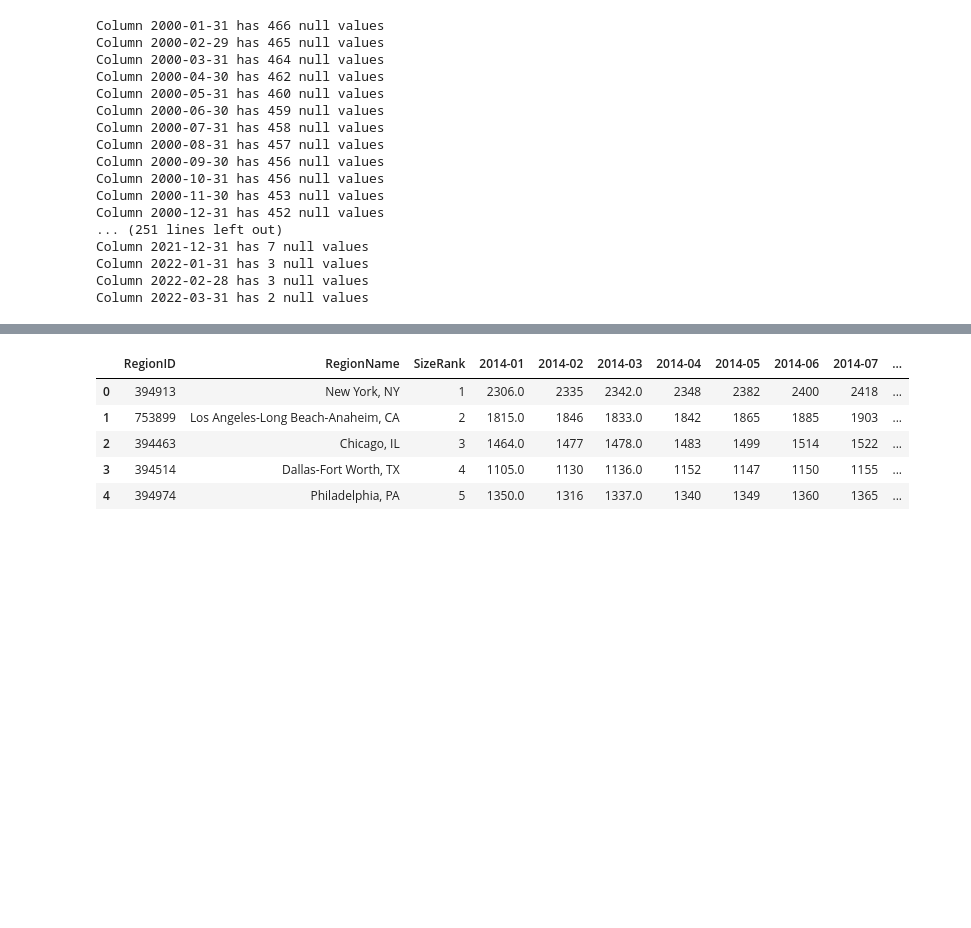
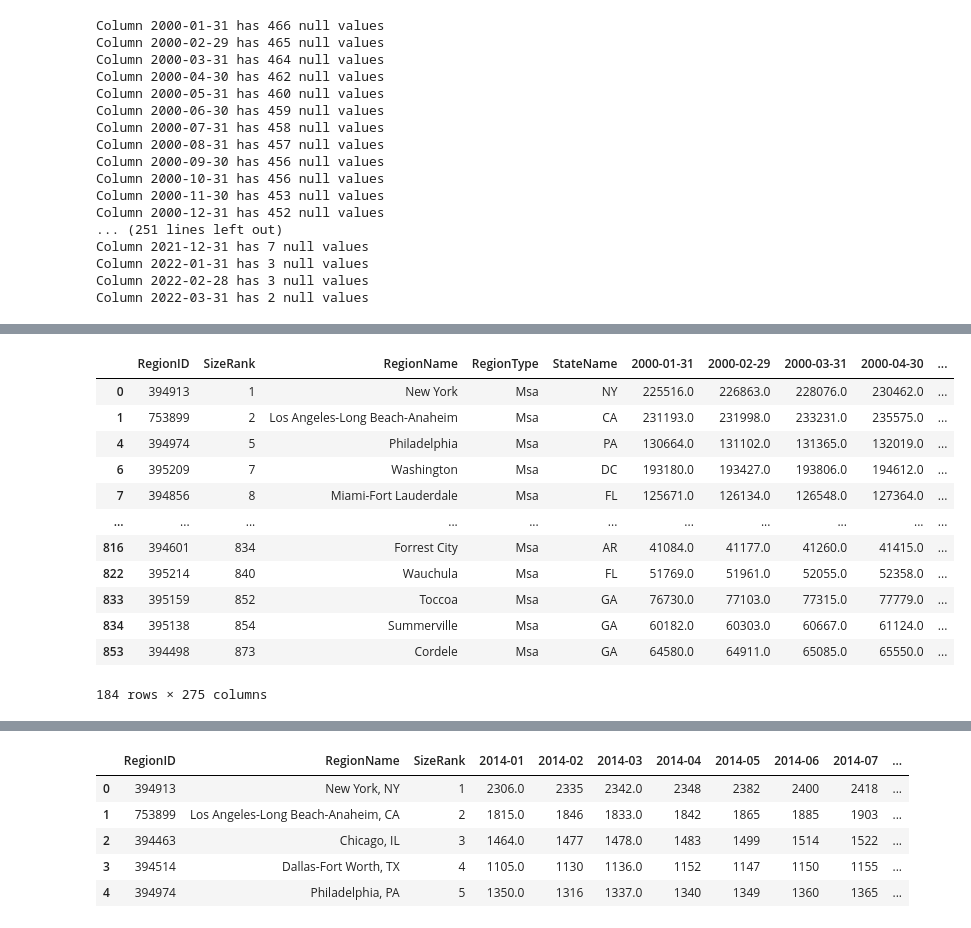
Before and after one commit to mein0819/Final_Project, a Jupyter notebook: Initial_Data_Exploration.ipynb, the cells around one changed output, grey strips where cells are left out. Cells and saved outputs as stored; diff of their text form; code cells hidden in the pictures; blank space fills up the shorter version.

```diff
--- a/Initial_Data_Exploration.ipynb
+++ b/Initial_Data_Exploration.ipynb
@@ -162,0 +125,2 @@ city_only
+# %%
+hvi_df['RegionName'] = [re.sub("(.*),.*", "\\1", str(x)) for x in hvi_df['RegionName']]
@@ -162,0 +137,18 @@ city_only
+# %%
+hvi_df = hvi_df.dropna()
+# %%
+hvi_df
+# %% [output]
+|  | RegionID | SizeRank | RegionName | RegionType | StateName | 2000-01-31 | 2000-02-29 | 2000-03-31 | 2000-04-30 | ... |
+| 0 | 394913 | 1 | New York | Msa | NY | 225516.0 | 226863.0 | 228076.0 | 230462.0 | ... |
+| 1 | 753899 | 2 | Los Angeles-Long Beach-Anaheim | Msa | CA | 231193.0 | 231998.0 | 233231.0 | 235575.0 | ... |
+| 4 | 394974 | 5 | Philadelphia | Msa | PA | 130664.0 | 131102.0 | 131365.0 | 132019.0 | ... |
+| 6 | 395209 | 7 | Washington | Msa | DC | 193180.0 | 193427.0 | 193806.0 | 194612.0 | ... |
+| 7 | 394856 | 8 | Miami-Fort Lauderdale | Msa | FL | 125671.0 | 126134.0 | 126548.0 | 127364.0 | ... |
+| ... | ... | ... | ... | ... | ... | ... | ... | ... | ... | ... |
+| 816 | 394601 | 834 | Forrest City | Msa | AR | 41084.0 | 41177.0 | 41260.0 | 41415.0 | ... |
+| 822 | 395214 | 840 | Wauchula | Msa | FL | 51769.0 | 51961.0 | 52055.0 | 52358.0 | ... |
+| 833 | 395159 | 852 | Toccoa | Msa | GA | 76730.0 | 77103.0 | 77315.0 | 77779.0 | ... |
+| 834 | 395138 | 854 | Summerville | Msa | GA | 60182.0 | 60303.0 | 60667.0 | 61124.0 | ... |
+| 853 | 394498 | 873 | Cordele | Msa | GA | 64580.0 | 64911.0 | 65085.0 | 65550.0 | ... |
+184 rows × 275 columns
```
Also changed, not shown: parts of 21 cells of this notebook.
